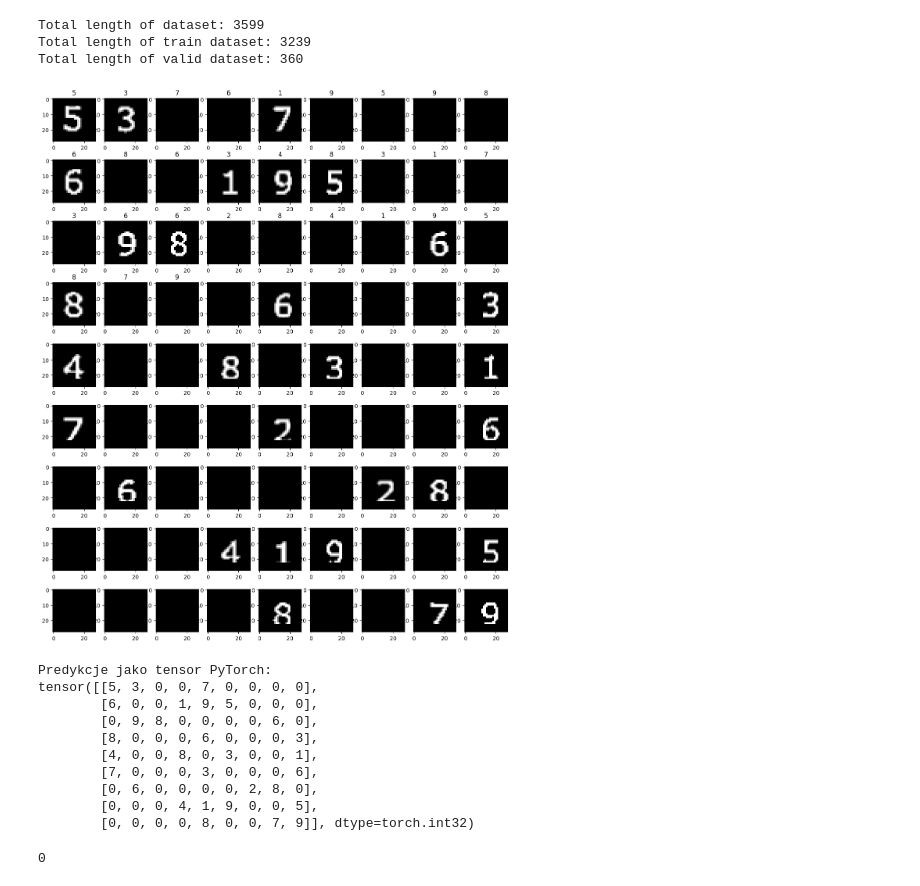
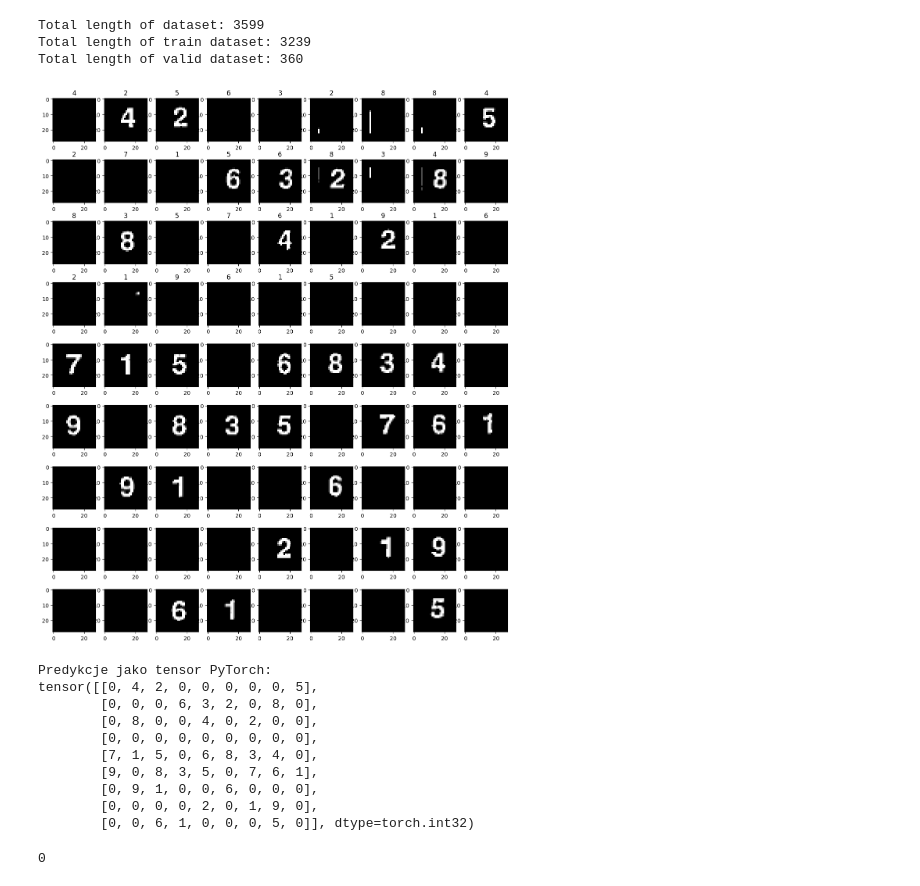
Before and after one commit to Przemek1337/Sudoku-Hacker, a Jupyter notebook: notebooks/evaluate.ipynb, the cells around one changed output. Saved outputs shown, nothing was run; the diff lists cells and outputs as text; code cells hidden in the pictures.

```diff
--- a/notebooks/evaluate.ipynb
+++ b/notebooks/evaluate.ipynb
@@ -12,20 +12,20 @@ Total length of dataset: 3599
 Total length of train dataset: 3239
 Total length of valid dataset: 360
 # %%
-testing = torch.load("model.pt", weights_only=False)
+model_eval = torch.load("model.pt", weights_only=False)
 # %%
-img = "/home/przemekk/PycharmProjects/pl_sudoku/test_2.png"
-process_sudoku_image(img, testing, val_tfms)
+img = "../test_images/test_sudoku_img.jpg"
+process_sudoku_image(img, model_eval, val_tfms)
 # %% [output]
-[figure, old version]
+[figure, new version]
 Predykcje jako tensor PyTorch:
-tensor([[5, 3, 0, 0, 7, 0, 0, 0, 0],
-        [6, 0, 0, 1, 9, 5, 0, 0, 0],
-        [0, 9, 8, 0, 0, 0, 0, 6, 0],
-        [8, 0, 0, 0, 6, 0, 0, 0, 3],
-        [4, 0, 0, 8, 0, 3, 0, 0, 1],
-        [7, 0, 0, 0, 3, 0, 0, 0, 6],
-        [0, 6, 0, 0, 0, 0, 2, 8, 0],
-        [0, 0, 0, 4, 1, 9, 0, 0, 5],
-        [0, 0, 0, 0, 8, 0, 0, 7, 9]], dtype=torch.int32)
+tensor([[0, 4, 2, 0, 0, 0, 0, 0, 5],
+        [0, 0, 0, 6, 3, 2, 0, 8, 0],
+        [0, 8, 0, 0, 4, 0, 2, 0, 0],
+        [0, 0, 0, 0, 0, 0, 0, 0, 0],
+        [7, 1, 5, 0, 6, 8, 3, 4, 0],
+        [9, 0, 8, 3, 5, 0, 7, 6, 1],
+        [0, 9, 1, 0, 0, 6, 0, 0, 0],
+        [0, 0, 0, 0, 2, 0, 1, 9, 0],
+        [0, 0, 6, 1, 0, 0, 0, 5, 0]], dtype=torch.int32)
 0
```
Also changed, not shown: 4 other files.
